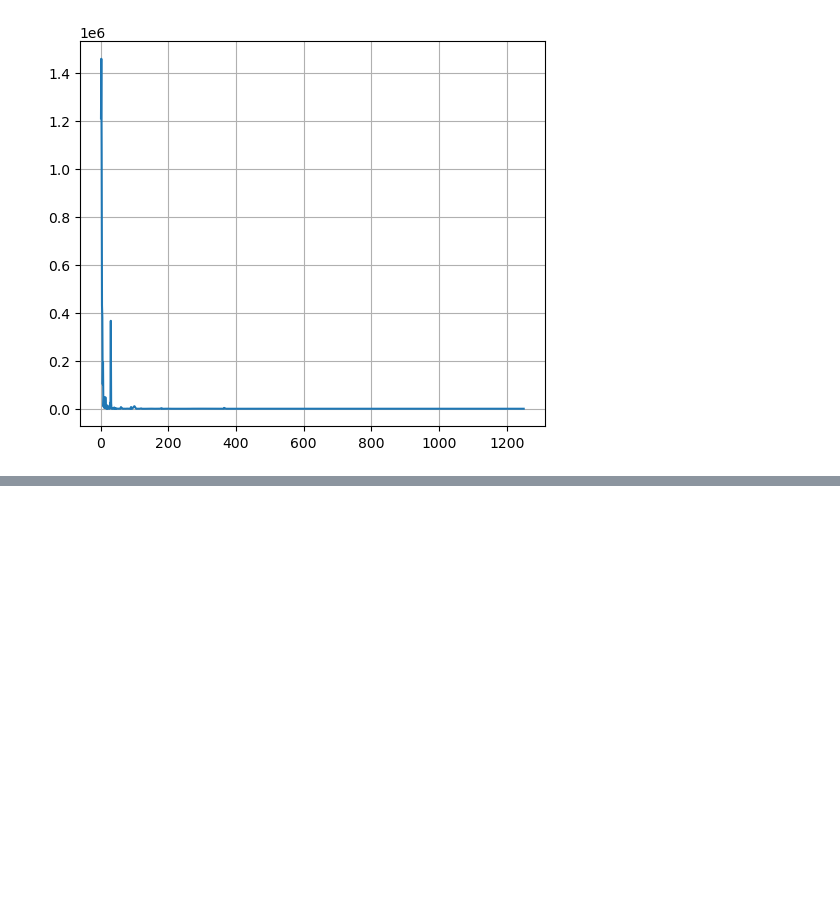
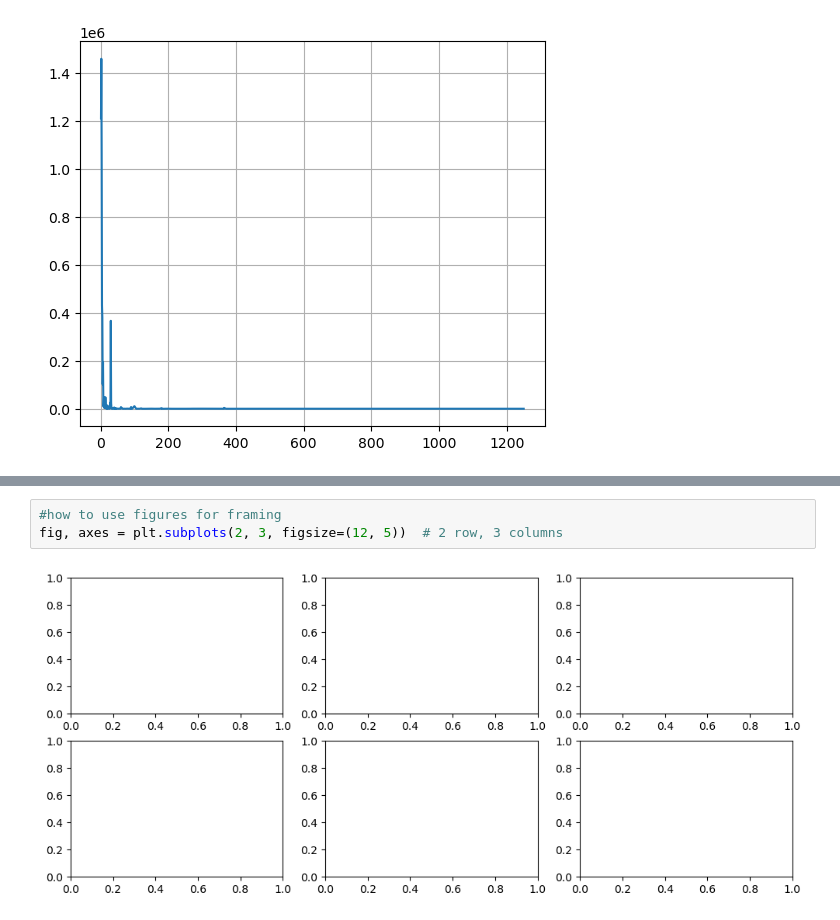
Before and after one commit to Maxwellken/my_assignment-, a Jupyter notebook: matplots.ipynb, the cells around one changed output, grey strips where cells are left out. Saved outputs shown, nothing was run; the diff lists cells and outputs as text; blank space fills up the shorter version.

```diff
--- a/matplots.ipynb
+++ b/matplots.ipynb
@@ -174,0 +204,5 @@ plt.show()
+# %%
+#how to use figures for framing
+fig, axes = plt.subplots(2, 3, figsize=(12, 5))  # 2 row, 3 columns
+# %% [output]
+[figure, added]
```
Also changed, not shown: parts of 10 cells of this notebook.
